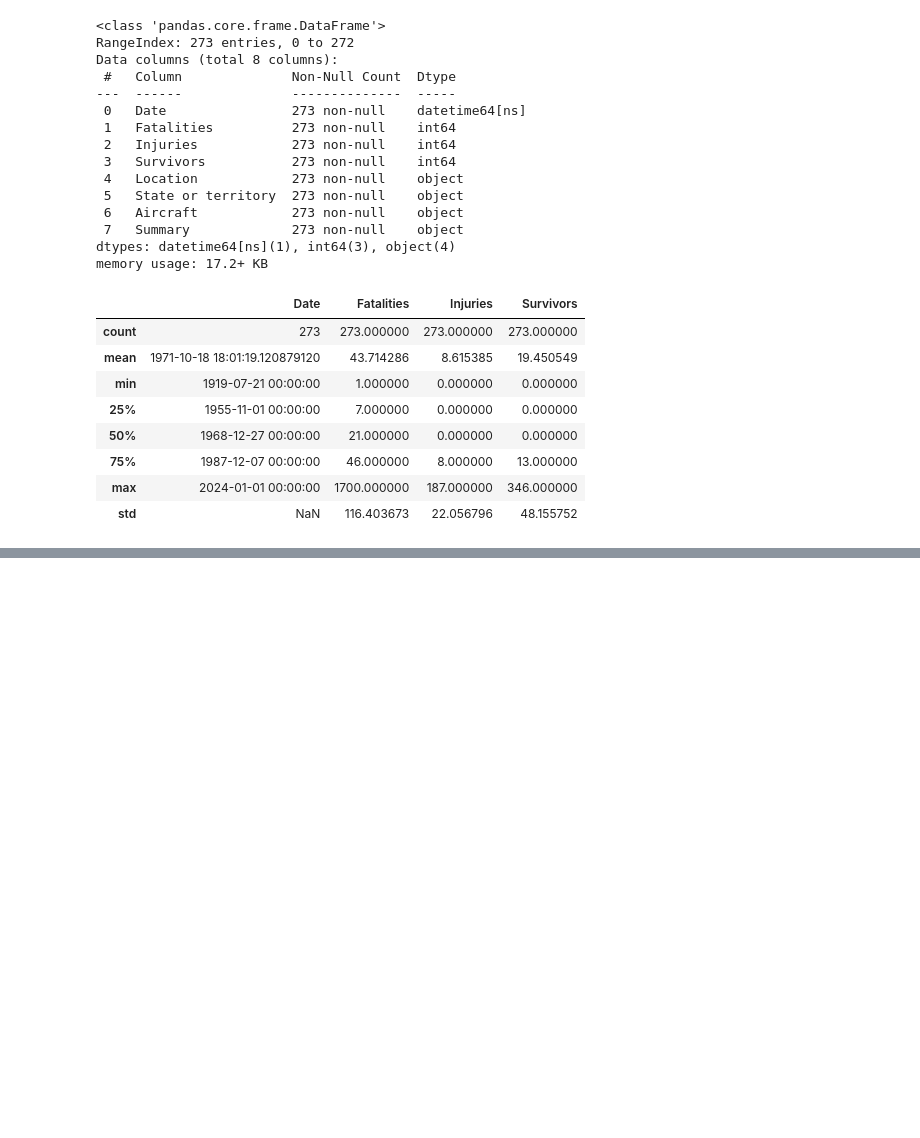
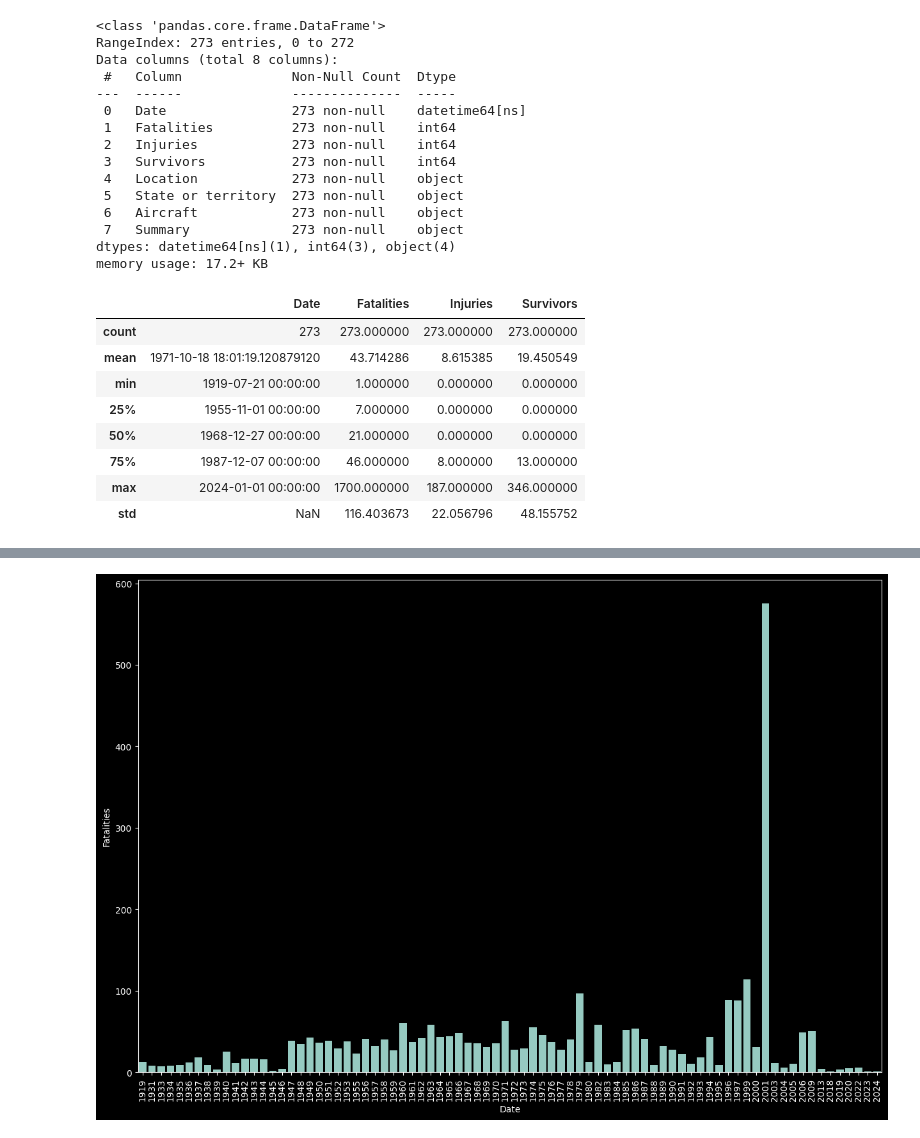
Before and after one commit to deniselouzada/air-accident-reports, a Jupyter notebook: analysis-tensorflow.ipynb, the cells around one changed output, grey strips where cells are left out. Saved outputs shown, nothing was run; the diff lists cells and outputs as text; code cells hidden in the pictures; blank space fills up the shorter version.

```diff
--- a/analysis-tensorflow.ipynb
+++ b/analysis-tensorflow.ipynb
@@ -109,0 +124,7 @@ df.head()
+# %%
+fig = plt.figure(figsize=(15,10))
+sns.barplot(df, x=df.index.year, y=df.Fatalities, errorbar=None)
+plt.xticks(rotation=90)
+plt.show()
+# %% [output]
+[figure, added]
```
Also changed, not shown: parts of 8 cells of this notebook.
